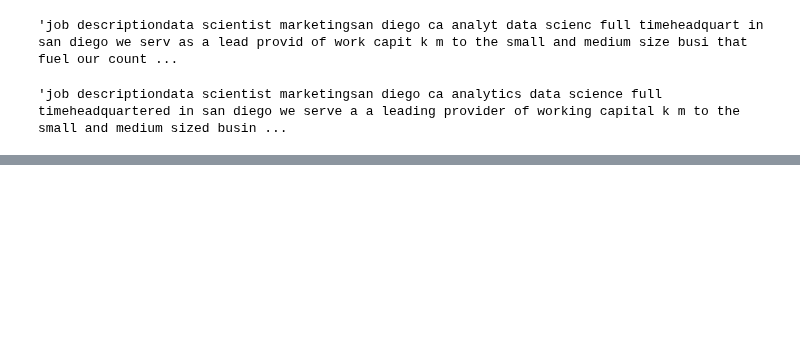
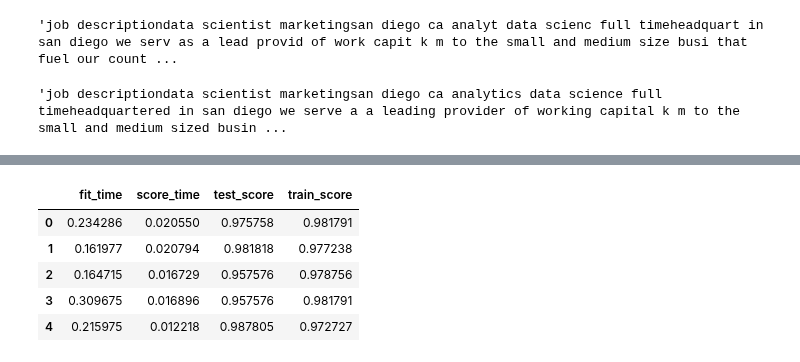
Before and after one commit to 333Kenji/indeedjobscraper, a Jupyter notebook: docs/3_NLP_and_ML_Pipeline.ipynb, the cells around one changed output, grey strips where cells are left out. Cells and saved outputs as stored; diff of their text form; code cells hidden in the pictures; blank space fills up the shorter version.

```diff
--- a/docs/3_NLP_and_ML_Pipeline.ipynb
+++ b/docs/3_NLP_and_ML_Pipeline.ipynb
@@ -428,0 +344,11 @@ predictions
+# %%
+scores_processed = cross_validate(pipe, x_train, y_train, return_train_score=True)
+# %%
+pd.DataFrame(scores_processed)
+# %% [output]
+|  | fit_time | score_time | test_score | train_score |
+| 0 | 0.234286 | 0.020550 | 0.975758 | 0.981791 |
+| 1 | 0.161977 | 0.020794 | 0.981818 | 0.977238 |
+| 2 | 0.164715 | 0.016729 | 0.957576 | 0.978756 |
+| 3 | 0.309675 | 0.016896 | 0.957576 | 0.981791 |
+| 4 | 0.215975 | 0.012218 | 0.987805 | 0.972727 |
```
Also changed, not shown: parts of 73 cells of this notebook.
